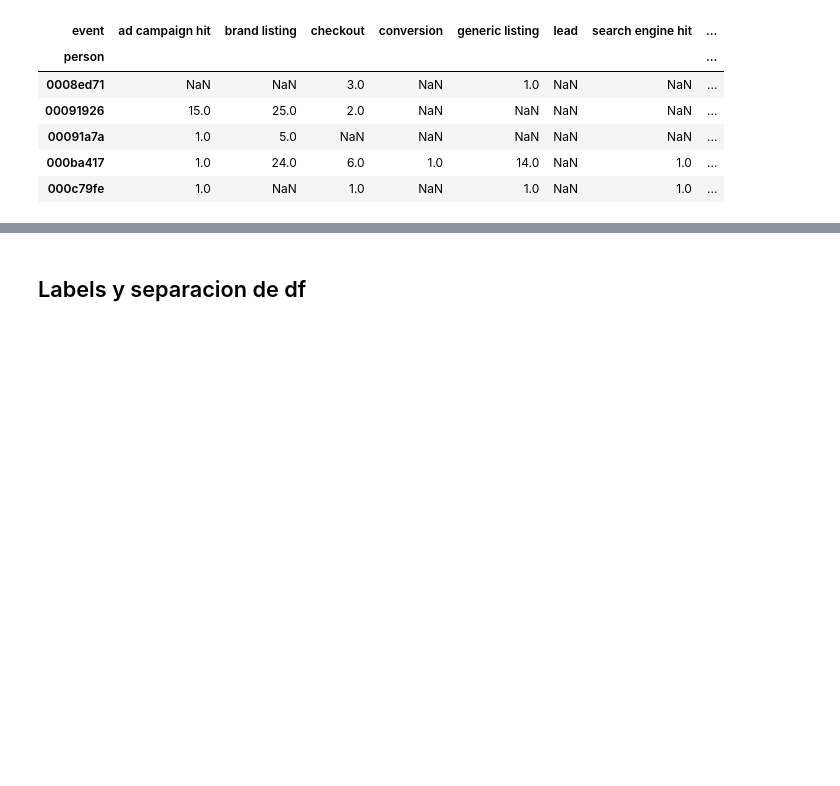
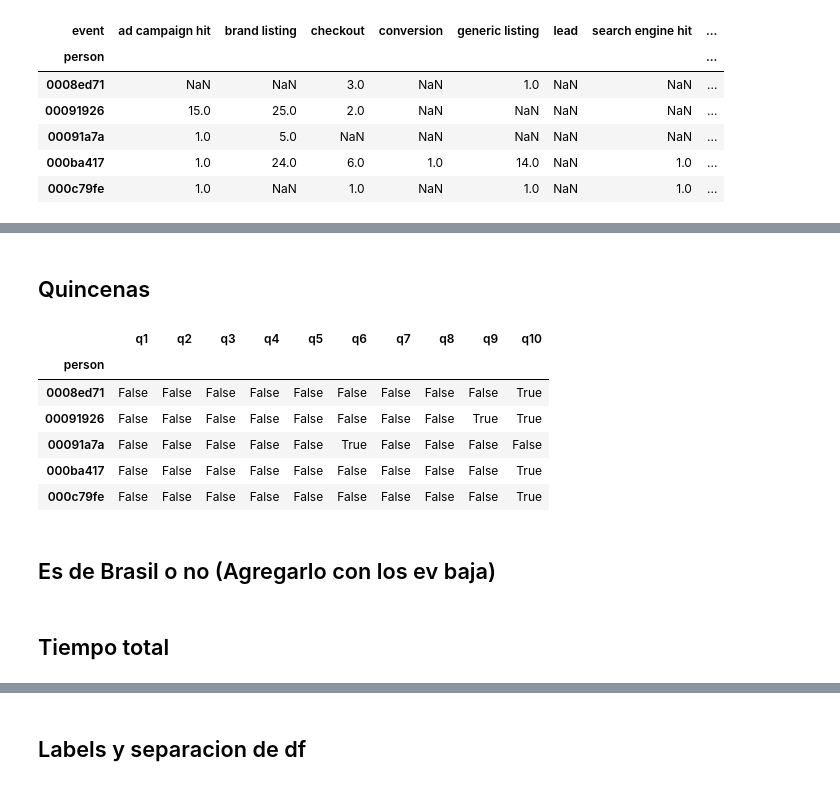
Before and after one commit to rozanecm/7506_ml, a Jupyter notebook: xgboost_grid_search.ipynb, the cells around one changed output, grey strips where cells are left out. Drawn from its saved outputs; the diff is of its cells as text; code cells hidden in the pictures; blank space fills up the shorter version.

```diff
--- a/xgboost_grid_search.ipynb
+++ b/xgboost_grid_search.ipynb
@@ -52,0 +68,28 @@ features_df.rename(columns={'ad campaign hit':'cant_ach', 'brand listing':'cant_
+# %% [markdown]
+## Quincenas
+# %%
+events_df['timestamp'] = pd.to_datetime(events_df['timestamp'])
+events_df['mes'] = events_df['timestamp'].dt.month
+events_df['dia'] = events_df['timestamp'].dt.day
+# %%
+events_df['q1'] = ((events_df['mes']==1) & (events_df['dia']>1) & (events_df['dia']<16))
+events_df['q2'] = ((events_df['mes']==1) & (events_df['dia']>15) & (events_df['dia']<32))
+events_df['q3'] = ((events_df['mes']==2) & (events_df['dia']>1) & (events_df['dia']<16))
+events_df['q4'] = ((events_df['mes']==2) & (events_df['dia']>15) & (events_df['dia']<29))
+events_df['q5'] = ((events_df['mes']==3) & (events_df['dia']>1) & (events_df['dia']<16))
+events_df['q6'] = ((events_df['mes']==3) & (events_df['dia']>15) & (events_df['dia']<32))
+events_df['q7'] = ((events_df['mes']==4) & (events_df['dia']>1) & (events_df['dia']<16))
+events_df['q8'] = ((events_df['mes']==4) & (events_df['dia']>15) & (events_df['dia']<31))
+events_df['q9'] = ((events_df['mes']==5) & (events_df['dia']>1) & (events_df['dia']<16))
+events_df['q10'] = ((events_df['mes']==5) & (events_df['dia']>15) & (events_df['dia']<32))
+# %%
+df = events_df[['person', 'q1','q2','q3','q4','q5','q6','q7','q8','q9','q10']].groupby('person').agg(lambda x: x.any())
+df.head()
+# %% [output]
+|  | q1 | q2 | q3 | q4 | q5 | q6 | q7 | q8 | q9 | q10 |
+| person |  |  |  |  |  |  |  |  |  |  |
+| 0008ed71 | False | False | False | False | False | False | False | False | False | True |
+| 00091926 | False | False | False | False | False | False | False | False | True | True |
+| 00091a7a | False | False | False | False | False | True | False | False | False | False |
+| 000ba417 | False | False | False | False | False | False | False | False | False | True |
+| 000c79fe | False | False | False | False | False | False | False | False | False | True |
@@ -52,0 +98,2 @@ features_df.rename(columns={'ad campaign hit':'cant_ach', 'brand listing':'cant_
+# %% [markdown]
+## Es de Brasil o no (Agregarlo con los ev baja)
@@ -52,0 +105,2 @@ features_df.rename(columns={'ad campaign hit':'cant_ach', 'brand listing':'cant_
+# %% [markdown]
+## Tiempo total
```
Also changed, not shown: parts of 44 cells of this notebook.
